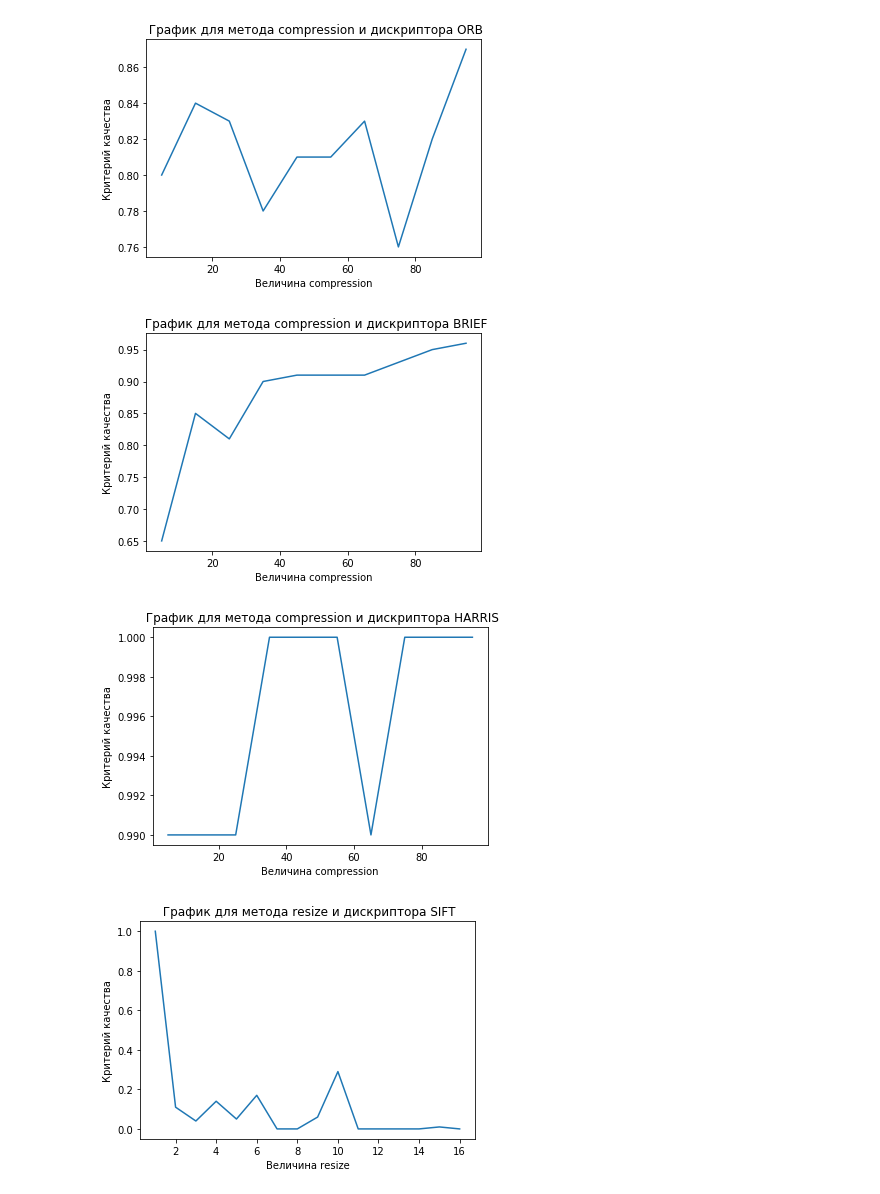
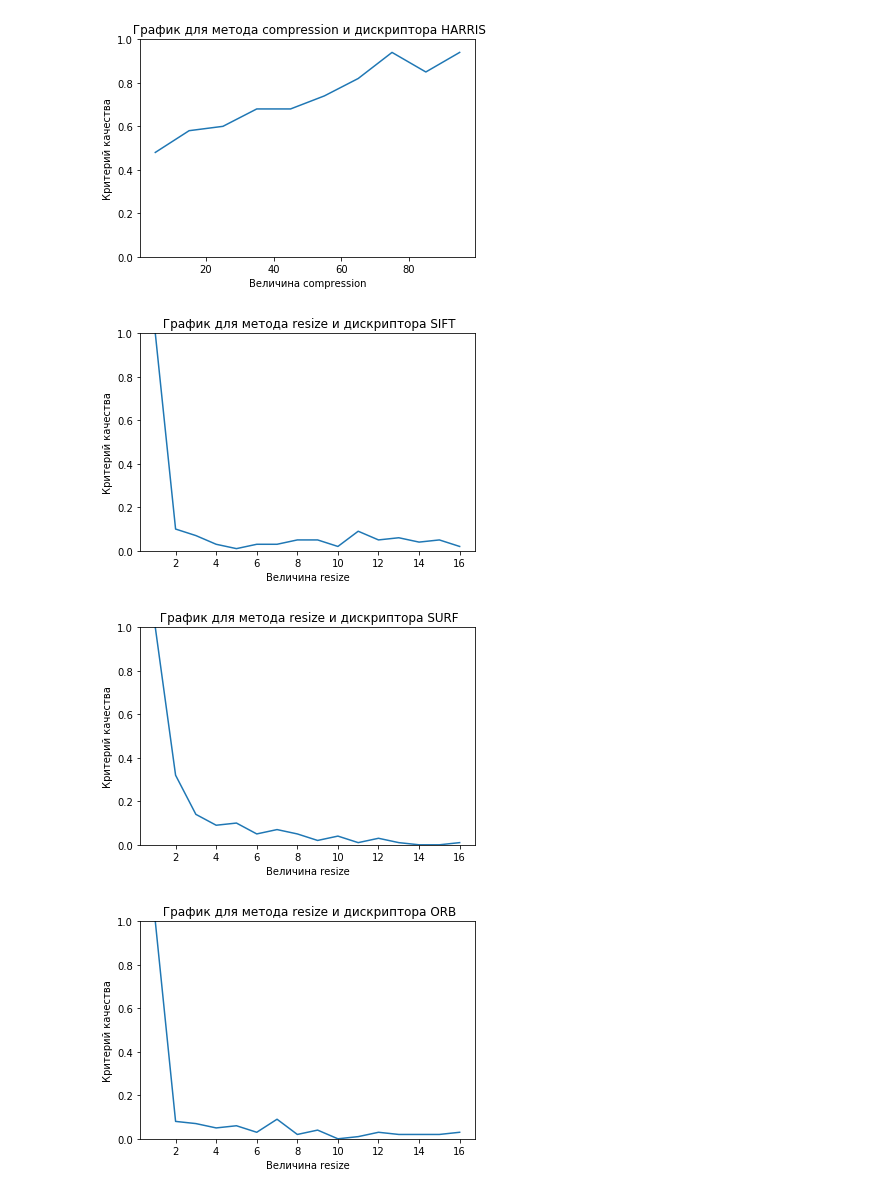
Before and after one commit to vadikko2/SIFT_OpenCV_Researching, a Jupyter notebook: SIFT.ipynb, the cells around one changed output. Saved outputs shown, nothing was run; the diff lists cells and outputs as text; code cells hidden in the pictures.

```diff
--- a/SIFT.ipynb
+++ b/SIFT.ipynb
@@ -91,6 +91,7 @@ def plotting(X, Y, method, descriptor):
     plt.plot(Y, X)
     plt.ylabel('Критерий качества')
     plt.xlabel('Величина {m}'.format(m=method))
+    plt.ylim((0,1))
     plt.show()
 # %%
 def reserching(img, method, descriptor, treshold):
@@ -109,7 +110,7 @@ def reserching(img, method, descriptor, treshold):
                 if euclidean_distance(point1, point2) < treshold:
                     good_points_counter += 1
             history.append(good_points_counter)
-        return history, dispersions
+        return np.asarray(history)/100, dispersions
 
     if method == 'compression':
         qualities = [x for x in range(5, 100, 10)]
@@ -170,9 +171,10 @@ def im_read(fname):
     readed = cv2.imread(fname, 0)
     return readed
 # %%
-input_img = im_read('sw.jpg')
+input_img = im_read('test1.jpg')
 treshold = 100
 methods = ['noise', 'compression', 'resize', 'rotation']
-descriptors = ['SIFT', 'SURF', 'ORB', 'BRIEF', 'HARRIS']
+descriptors = ['SIFT', 'SURF', 'ORB', 'HARRIS']
+#descriptors = ['BRIEF']
 plotting_for_all_methodes(methods=methods, descriptors=descriptors, treshold=treshold)
 # %% [output]
@@ -186,4 +188,4 @@ plotting_for_all_methodes(methods=methods, descriptors=descriptors, treshold=tre
-[figure, old version]
+[figure, new version]
-[figure, old version]
+[figure, new version]
-[figure, old version]
+[figure, new version]
-[figure, old version]
+[figure, new version]
```
Also changed, not shown: parts of 1 cell of this notebook, 11 other files.
